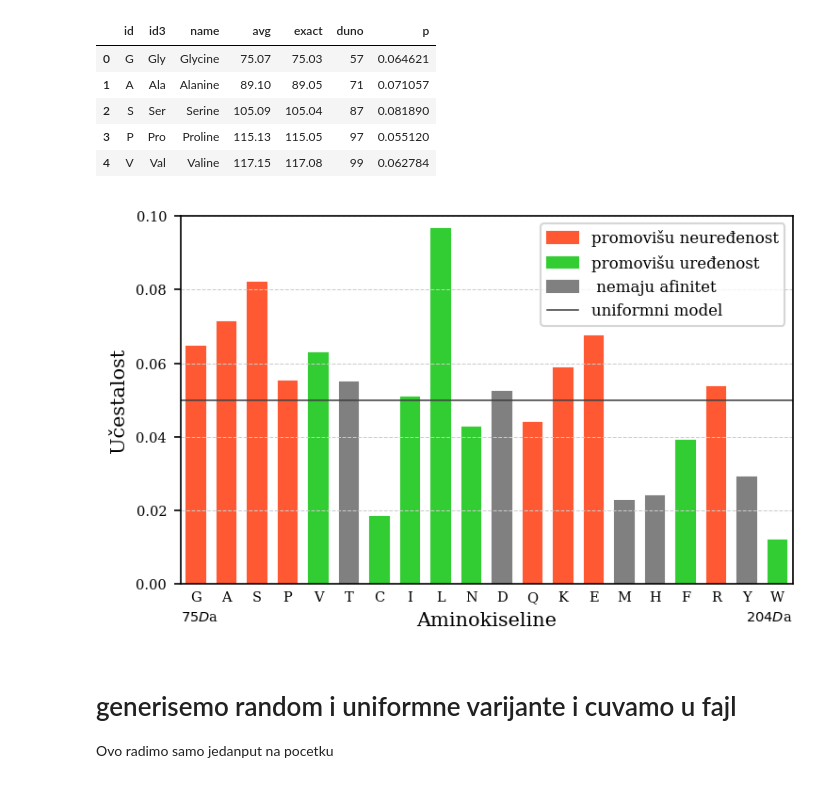
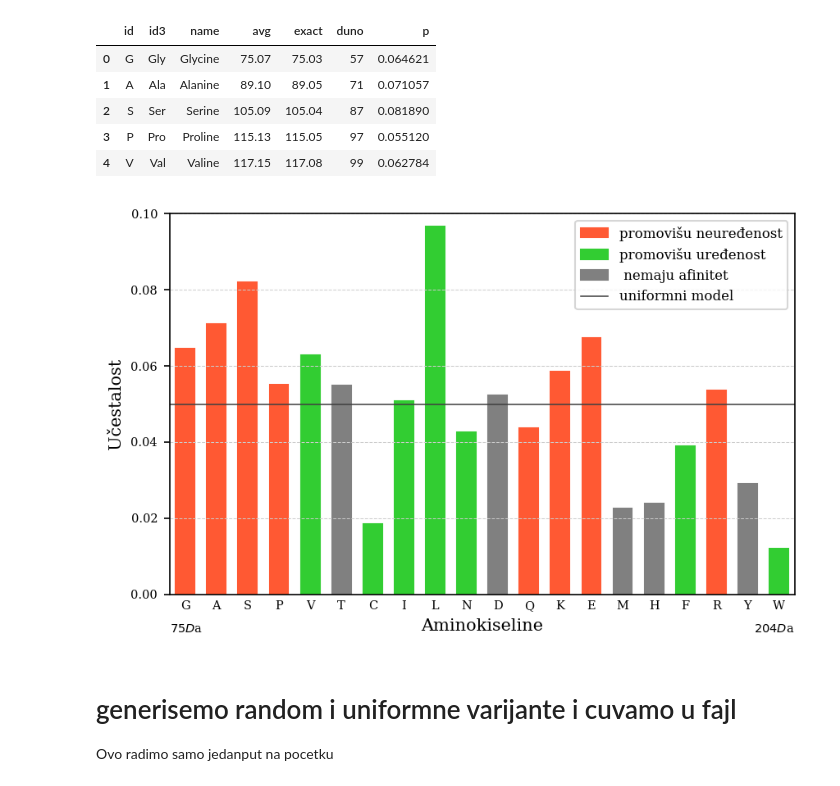
Before and after one commit to gvinterhalter/MASTER2, a Jupyter notebook: 0.0 clean_proteins.ipynb, the cells around one changed output. Saved outputs shown, nothing was run; the diff lists cells and outputs as text; code cells hidden in the pictures.

```diff
--- a/0.0 clean_proteins.ipynb
+++ b/0.0 clean_proteins.ipynb
@@ -116,35 +113,35 @@ plt.tick_params(which='major', axis='x', length=0)
 
 
 for bar, ak in zip(bars, ak_info.id):
     bar.set_color( ak in disorder_promoting and color_red or
                    ak in order_promoting    and color_green or color_gray)
 
 ax.set_xlim(-.5, 19.5)
 ax.set_ylim(0, 0.1)
 ax.set_yticks( np.linspace(0, 0.1, 6))
 ax.grid(which='major', axis='x')
 
 line, = ax.plot((-1,20), (1/20, 1/20), c='0.25', lw=0.75, label='uniformni model')
 
 import matplotlib.patches as mpatches
 red_patch = mpatches.Patch(color=color_red, label='promovišu neuređenost')
 green_patch = mpatches.Patch(color=color_green, label='promovišu uređenost')
 gay_patch = mpatches.Patch(color=color_gray, label=' nemaju afinitet')
 
 
 #ax.set_title("Učestalost aminokiselina u podacima")
 ax.set_xlabel("Aminokiseline")
 ax.set_ylabel("Učestalost")
 
 
 ax.text(-0.5, -0.010, '$%dD$a'%ak_info.iloc[0].avg, fontsize=7, )
 ax.text(19.5, -0.010, '$%dD$a'%ak_info.iloc[-1].avg, fontsize=7, ha="right")
 ax.legend(handles=[red_patch, green_patch, gay_patch, line], fontsize=8)
 
-
+plt.tight_layout(pad=0)
 plt.savefig("plots/AK_ucestalost.pdf")
 # %% [output]
-[figure, old version]
+[figure, new version]
 # %% [markdown]
 #  generisemo random i uniformne varijante i cuvamo u fajl
 
```
Also changed, not shown: parts of 1 cell of this notebook, 27 other files.
